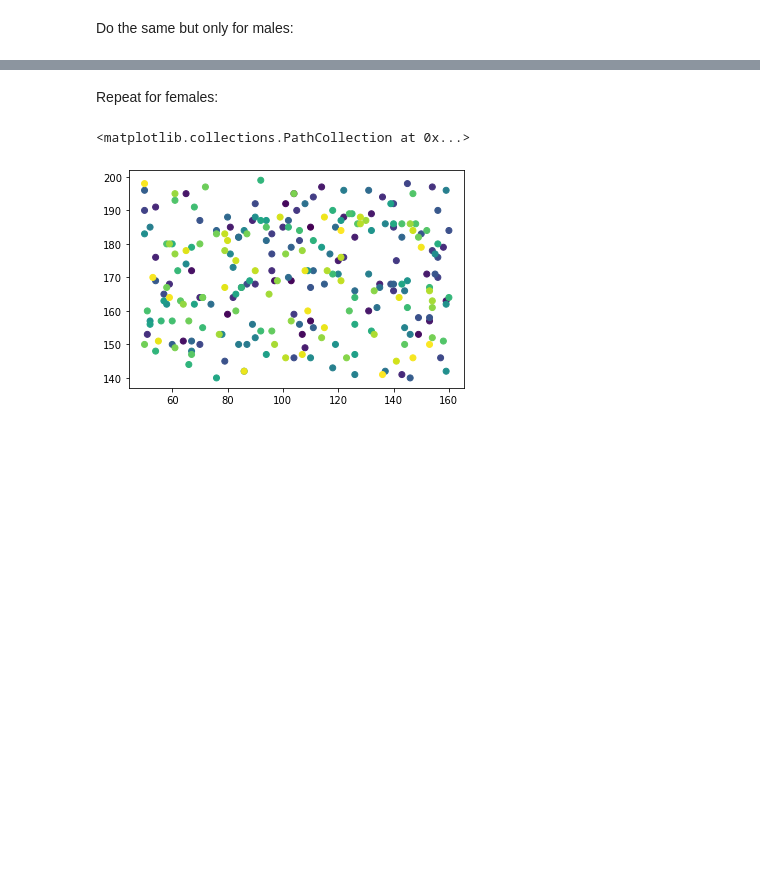
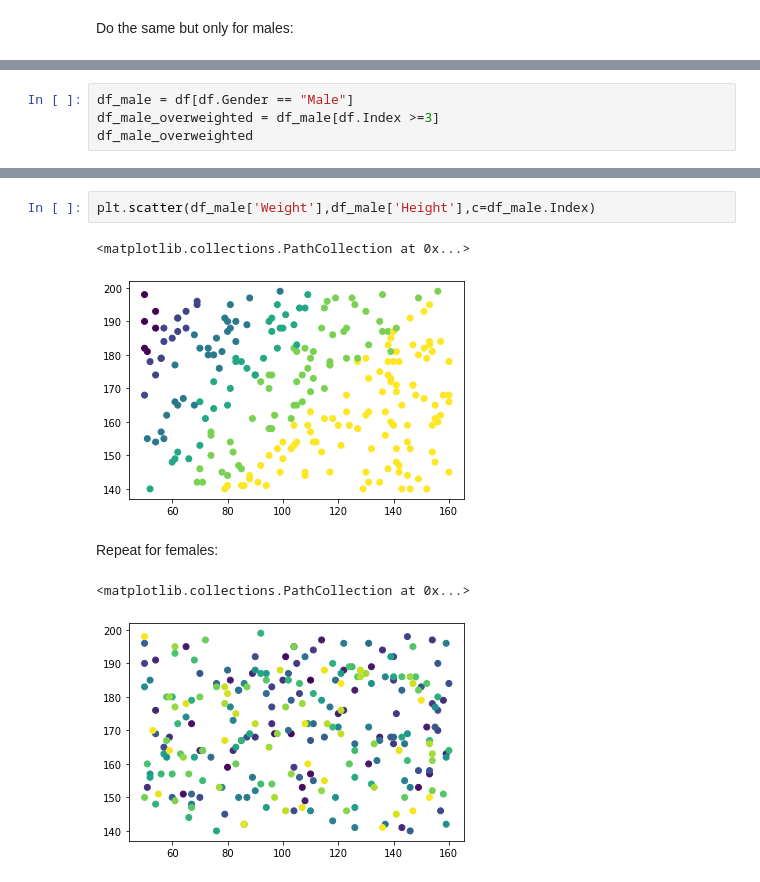
Before and after one commit to Abubakr1710/Friday_challenge_18.02, a Jupyter notebook: Friday Week 1 Math Challenge .ipynb, the cells around one changed output, grey strips where cells are left out. Saved outputs shown, nothing was run; the diff lists cells and outputs as text; blank space fills up the shorter version.

```diff
--- a/Friday Week 1 Math Challenge .ipynb
+++ b/Friday Week 1 Math Challenge .ipynb
@@ -99,0 +115,4 @@ Do the same but only for males:
+# %%
+df_male = df[df.Gender == "Male"]
+df_male_overweighted = df_male[df.Index >=3]
+df_male_overweighted
@@ -100,3 +133,8 @@ Do the same but only for males:
+# %%
+plt.scatter(df_male['Weight'],df_male['Height'],c=df_male.Index)
+# %% [output]
+<matplotlib.collections.PathCollection at 0x...>
+[figure, added]
 # %% [markdown]
 Repeat for females:
 # %%
```
Also changed, not shown: parts of 7 cells of this notebook.
